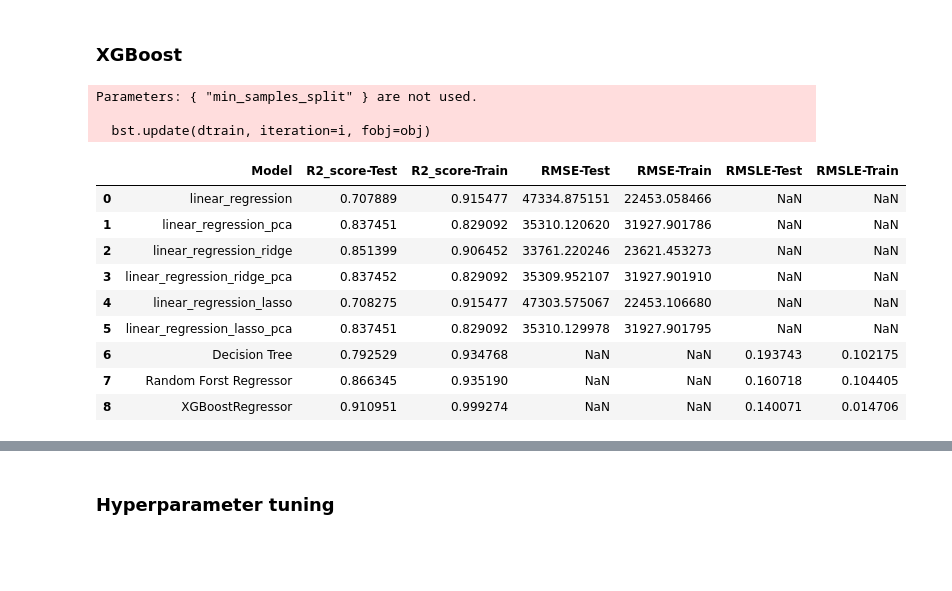
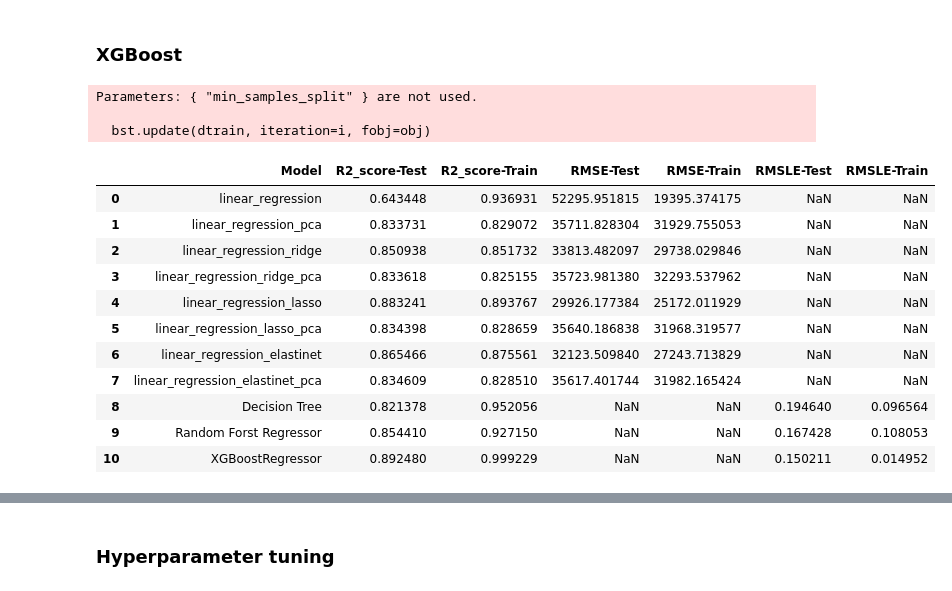
Before and after one commit to Sumanabec/DataScience-AI-ML-2025-Sumana, a Jupyter notebook: Assignment-08-Regression/house-price-prediction.ipynb, the cells around one changed output, grey strips where cells are left out. Cells and saved outputs as stored; diff of their text form; code cells hidden in the pictures; blank space fills up the shorter version.

```diff
--- a/Assignment-08-Regression/house-price-prediction.ipynb
+++ b/Assignment-08-Regression/house-price-prediction.ipynb
@@ -337,7 +372,7 @@ def data_cleanup(df):
 
     df["TotalBath"] = (df["FullBath"] + 0.5 * df["HalfBath"] + df["BsmtFullBath"] + 0.5 * df["BsmtHalfBath"])
 
-    df.drop(["1stFlrSF", "TotRmsAbvGrd", "GarageYrBlt", "GarageCars"], axis=1, inplace= True)
+   # df.drop(["1stFlrSF", "TotRmsAbvGrd", "GarageYrBlt", "GarageCars"], axis=1, inplace= True)
 
 
     return df
@@ -533,16 +672,18 @@ def create_model(preprocessor, model):
     ])
     return reggresor
 # %%
-from sklearn.linear_model import Ridge, Lasso
+from sklearn.linear_model import Ridge, Lasso, ElasticNet
 
-alpha = 0.1
+alpha = 100
 
 model_pipelines = [("linear_regression", create_model(preprocessor, LinearRegression(tol=0.0001, fit_intercept=True))),
                    ("linear_regression_pca", create_model(pipeline_pca, LinearRegression(tol=0.0001, fit_intercept=True))),
                    ("linear_regression_ridge", create_model(preprocessor, Ridge(tol=0.0001, alpha=alpha, fit_intercept=True))),
                    ("linear_regression_ridge_pca", create_model(pipeline_pca, Ridge(tol=0.0001, alpha=alpha, fit_intercept=True))),
                    ("linear_regression_lasso", create_model(preprocessor, Lasso(tol=0.0001, alpha=alpha, fit_intercept=True))),
-                   ("linear_regression_lasso_pca", create_model(pipeline_pca, Lasso(tol=0.0001, alpha=alpha, fit_intercept=True)))]
+                   ("linear_regression_lasso_pca", create_model(pipeline_pca, Lasso(tol=0.0001, alpha=alpha, fit_intercept=True))),
+                   ("linear_regression_elastinet", create_model(preprocessor, ElasticNet(tol=0.0001, alpha=0.05, l1_ratio=0.5, fit_intercept=True))),
+                   ("linear_regression_elastinet_pca", create_model(pipeline_pca, ElasticNet(tol=0.0001, alpha=0.05, l1_ratio=0.5, fit_intercept=True)))]
 
 
 r2_scores = []
@@ -596,7 +739,11 @@ categorical_onehot_transformer = Pipeline(
 categorical_ordinal_transformer = Pipeline(
     steps=[
         ('imputer', SimpleImputer(strategy='constant', fill_value='NA')),
-        ("ordinal", OrdinalEncoder(handle_unknown='use_encoded_value', unknown_value=-1))
+        ("ordinal", OrdinalEncoder(
+            categories = ordinal_categories,
+            handle_unknown='use_encoded_value',
+            unknown_value=-1
+        ))
     ]
 )
 
@@ -719,7 +868,11 @@ categorical_onehot_transformer = Pipeline(
 categorical_ordinal_transformer = Pipeline(
     steps=[
         ('imputer', SimpleImputer(strategy='constant', fill_value='NA')),
-        ("ordinal", OrdinalEncoder(handle_unknown='use_encoded_value', unknown_value=-1))
+        ("ordinal", OrdinalEncoder(
+            categories = ordinal_categories,
+            handle_unknown='use_encoded_value',
+            unknown_value=-1
+        ))
     ]
 )
 
@@ -818,7 +973,11 @@ categorical_onehot_transformer = Pipeline(
 categorical_ordinal_transformer = Pipeline(
     steps=[
         ('imputer', SimpleImputer(strategy='constant', fill_value='NA')),
-        ("ordinal", OrdinalEncoder(handle_unknown='use_encoded_value', unknown_value=-1))
+        ("ordinal", OrdinalEncoder(
+            categories = ordinal_categories,
+            handle_unknown='use_encoded_value',
+            unknown_value=-1
+        ))
     ]
 )
 
@@ -832,8 +991,8 @@ xgb_preprocessor = ColumnTransformer(transformers=[
 xgboost_regressor = Pipeline(
     steps=[
         ("pre", xgb_preprocessor),
-        ("random_forest", XGBRegressor(
-                eval_metric='rmse',
+        ("xgb_regressor", XGBRegressor(
+                eval_metric='rmsle',
                 max_depth = 6,
                 n_estimators=500,
                 min_samples_split=10,
@@ -844,39 +1003,41 @@ xgboost_regressor = Pipeline(
 )
 
 
 xgboost_regressor.fit(X_train, y_train)
 y_test_pred = xgboost_regressor.predict(X_test)
 y_train_pred = xgboost_regressor.predict(X_train)
 
 
 r2_score_test = r2_score(y_test,y_test_pred)
 r2_score_train = r2_score(y_train, y_train_pred)
 
 rmse_test = root_mean_squared_log_error(y_test,y_test_pred)
 rmse_train = root_mean_squared_log_error(y_train, y_train_pred)
 
 r2_scores.append({
             "Model": "XGBoostRegressor",
             "R2_score-Test": r2_score_test,
             "R2_score-Train": r2_score_train,
             "RMSLE-Test": rmse_test,
             "RMSLE-Train": rmse_train
             })
 
 
 
 pd.DataFrame(r2_scores)
 # %% [output]
 Parameters: { "min_samples_split" } are not used.
 
   bst.update(dtrain, iteration=i, fobj=obj)
 |  | Model | R2_score-Test | R2_score-Train | RMSE-Test | RMSE-Train | RMSLE-Test | RMSLE-Train |
-| 0 | linear_regression | 0.707889 | 0.915477 | 47334.875151 | 22453.058466 | NaN | NaN |
-| 1 | linear_regression_pca | 0.837451 | 0.829092 | 35310.120620 | 31927.901786 | NaN | NaN |
-| 2 | linear_regression_ridge | 0.851399 | 0.906452 | 33761.220246 | 23621.453273 | NaN | NaN |
-| 3 | linear_regression_ridge_pca | 0.837452 | 0.829092 | 35309.952107 | 31927.901910 | NaN | NaN |
-| 4 | linear_regression_lasso | 0.708275 | 0.915477 | 47303.575067 | 22453.106680 | NaN | NaN |
-| 5 | linear_regression_lasso_pca | 0.837451 | 0.829092 | 35310.129978 | 31927.901795 | NaN | NaN |
-| 6 | Decision Tree | 0.792529 | 0.934768 | NaN | NaN | 0.193743 | 0.102175 |
-| 7 | Random Forst Regressor | 0.866345 | 0.935190 | NaN | NaN | 0.160718 | 0.104405 |
-| 8 | XGBoostRegressor | 0.910951 | 0.999274 | NaN | NaN | 0.140071 | 0.014706 |
+| 0 | linear_regression | 0.643448 | 0.936931 | 52295.951815 | 19395.374175 | NaN | NaN |
+| 1 | linear_regression_pca | 0.833731 | 0.829072 | 35711.828304 | 31929.755053 | NaN | NaN |
+| 2 | linear_regression_ridge | 0.850938 | 0.851732 | 33813.482097 | 29738.029846 | NaN | NaN |
+| 3 | linear_regression_ridge_pca | 0.833618 | 0.825155 | 35723.981380 | 32293.537962 | NaN | NaN |
+| 4 | linear_regression_lasso | 0.883241 | 0.893767 | 29926.177384 | 25172.011929 | NaN | NaN |
+| 5 | linear_regression_lasso_pca | 0.834398 | 0.828659 | 35640.186838 | 31968.319577 | NaN | NaN |
+| 6 | linear_regression_elastinet | 0.865466 | 0.875561 | 32123.509840 | 27243.713829 | NaN | NaN |
+| 7 | linear_regression_elastinet_pca | 0.834609 | 0.828510 | 35617.401744 | 31982.165424 | NaN | NaN |
+| 8 | Decision Tree | 0.821378 | 0.952056 | NaN | NaN | 0.194640 | 0.096564 |
+| 9 | Random Forst Regressor | 0.854410 | 0.927150 | NaN | NaN | 0.167428 | 0.108053 |
+| 10 | XGBoostRegressor | 0.892480 | 0.999229 | NaN | NaN | 0.150211 | 0.014952 |
```
Also changed, not shown: parts of 40 cells of this notebook, 14 other files.
